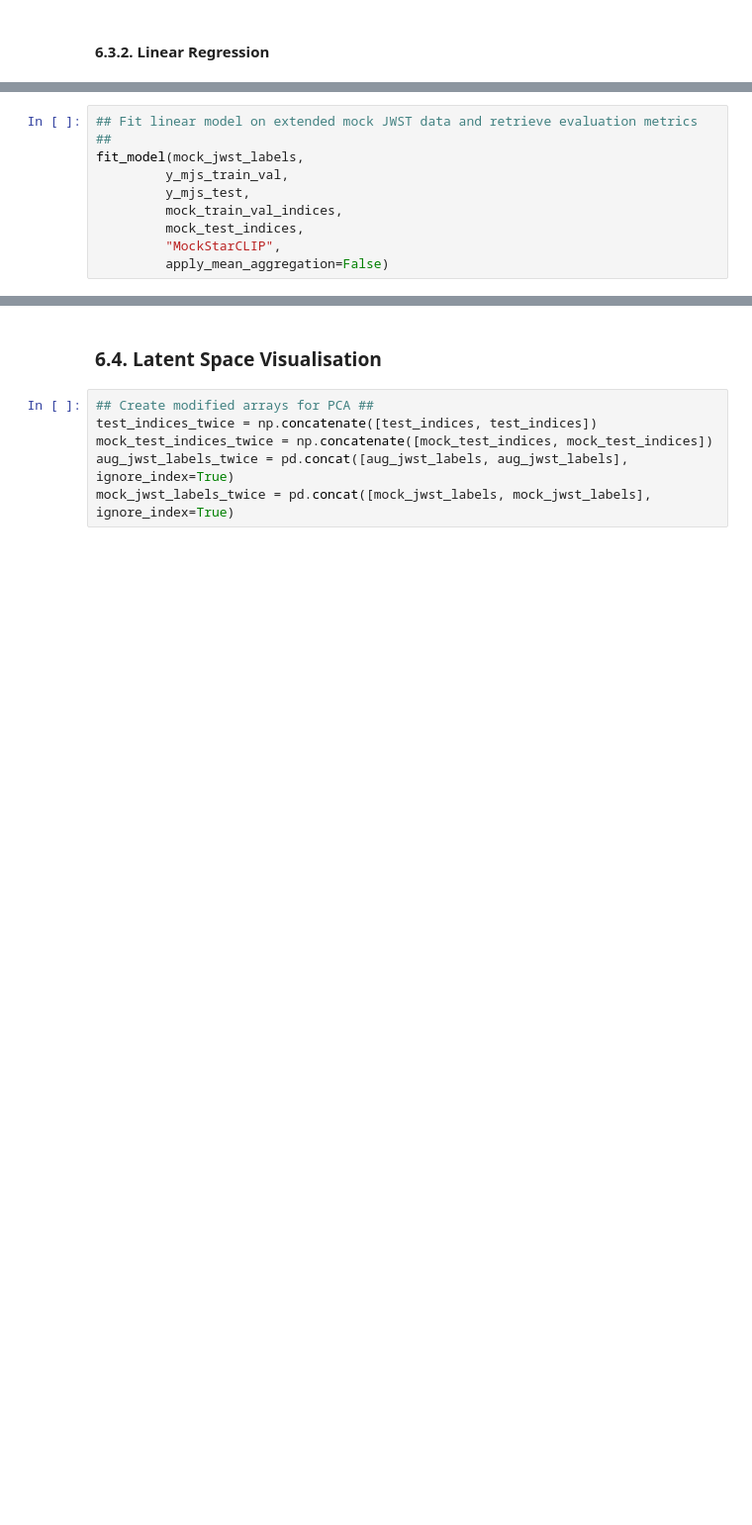
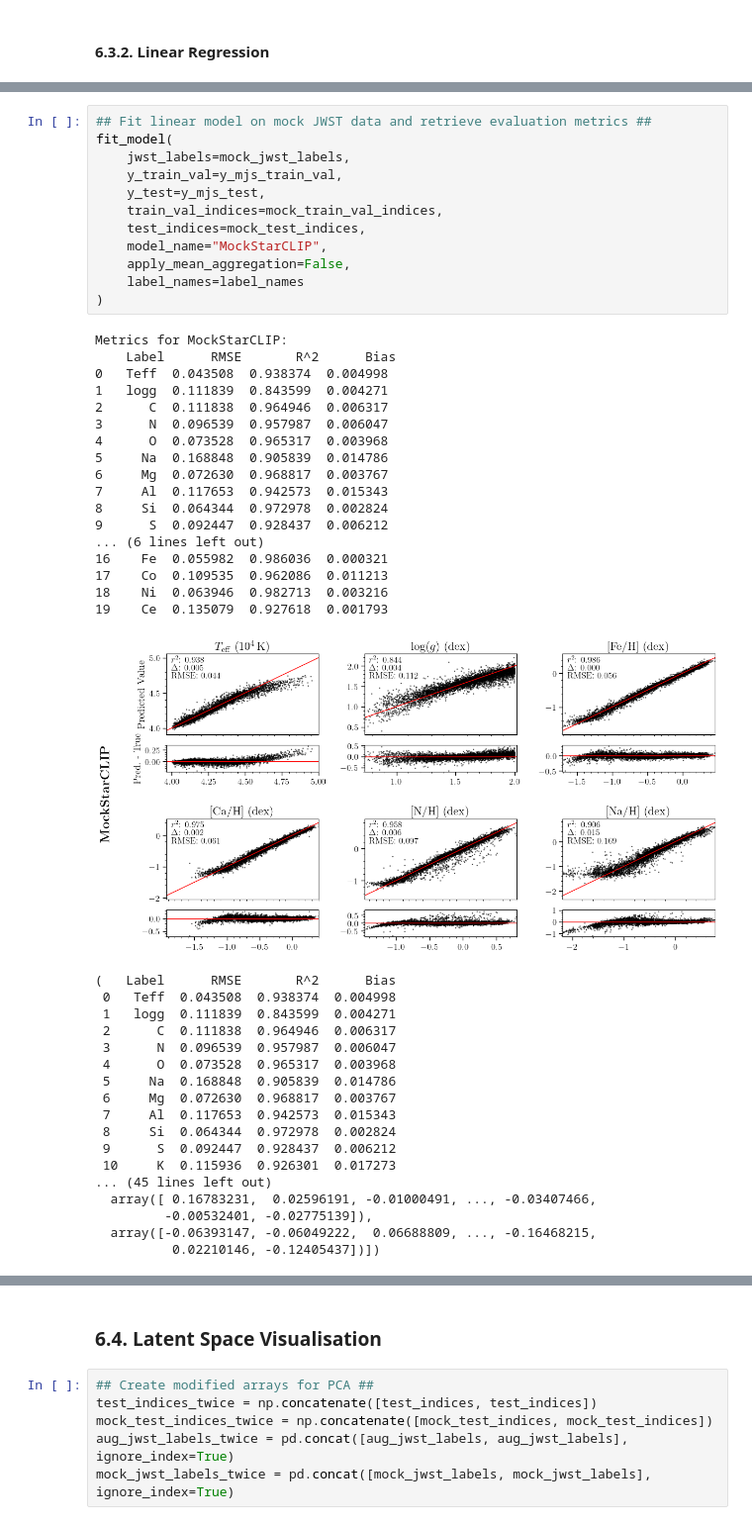
Before and after one commit to juliavekim/StarCLIP, a Jupyter notebook: Scripts/StarCLIP.ipynb, the cells around one changed output, grey strips where cells are left out. Shown at 99% size. Drawn from its saved outputs; the diff is of its cells as text; blank space fills up the shorter version.

```diff
--- a/Scripts/StarCLIP.ipynb
+++ b/Scripts/StarCLIP.ipynb
@@ -2337,9 +2551,48 @@ fit_model(
 # %%
-## Fit linear model on extended mock JWST data and retrieve evaluation metrics ##
-fit_model(mock_jwst_labels,
-         y_mjs_train_val,
-         y_mjs_test,
-         mock_train_val_indices,
-         mock_test_indices,
-         "MockStarCLIP",
-         apply_mean_aggregation=False)
+## Fit linear model on mock JWST data and retrieve evaluation metrics ##
+fit_model(
+    jwst_labels=mock_jwst_labels,
+    y_train_val=y_mjs_train_val,
+    y_test=y_mjs_test,
+    train_val_indices=mock_train_val_indices,
+    test_indices=mock_test_indices,
+    model_name="MockStarCLIP",
+    apply_mean_aggregation=False,
+    label_names=label_names
+)
+# %% [output]
+Metrics for MockStarCLIP:
+    Label      RMSE       R^2      Bias
+0   Teff  0.043508  0.938374  0.004998
+1   logg  0.111839  0.843599  0.004271
+2      C  0.111838  0.964946  0.006317
+3      N  0.096539  0.957987  0.006047
+4      O  0.073528  0.965317  0.003968
+5     Na  0.168848  0.905839  0.014786
+6     Mg  0.072630  0.968817  0.003767
+7     Al  0.117653  0.942573  0.015343
+8     Si  0.064344  0.972978  0.002824
+9      S  0.092447  0.928437  0.006212
+... (6 lines left out)
+16    Fe  0.055982  0.986036  0.000321
+17    Co  0.109535  0.962086  0.011213
+18    Ni  0.063946  0.982713  0.003216
+19    Ce  0.135079  0.927618  0.001793
+[figure, added]
+(   Label      RMSE       R^2      Bias
+ 0   Teff  0.043508  0.938374  0.004998
+ 1   logg  0.111839  0.843599  0.004271
+ 2      C  0.111838  0.964946  0.006317
+ 3      N  0.096539  0.957987  0.006047
+ 4      O  0.073528  0.965317  0.003968
+ 5     Na  0.168848  0.905839  0.014786
+ 6     Mg  0.072630  0.968817  0.003767
+ 7     Al  0.117653  0.942573  0.015343
+ 8     Si  0.064344  0.972978  0.002824
+ 9      S  0.092447  0.928437  0.006212
+ 10     K  0.115936  0.926301  0.017273
+... (45 lines left out)
+  array([ 0.16783231,  0.02596191, -0.01000491, ..., -0.03407466,
+         -0.00532401, -0.02775139]),
+  array([-0.06393147, -0.06049222,  0.06688809, ..., -0.16468215,
+          0.02210146, -0.12405437])])
```
Also changed, not shown: parts of 43 cells of this notebook.
